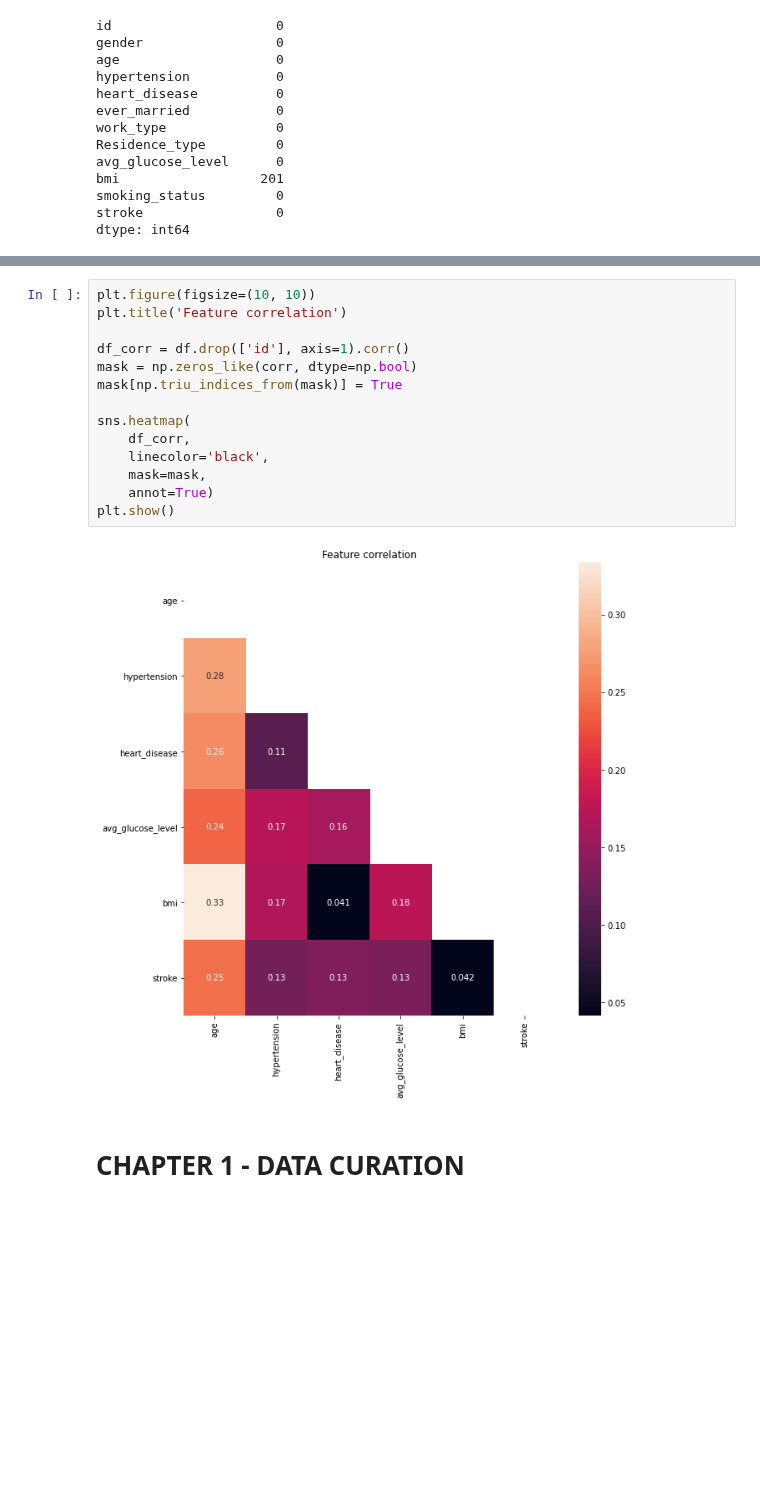
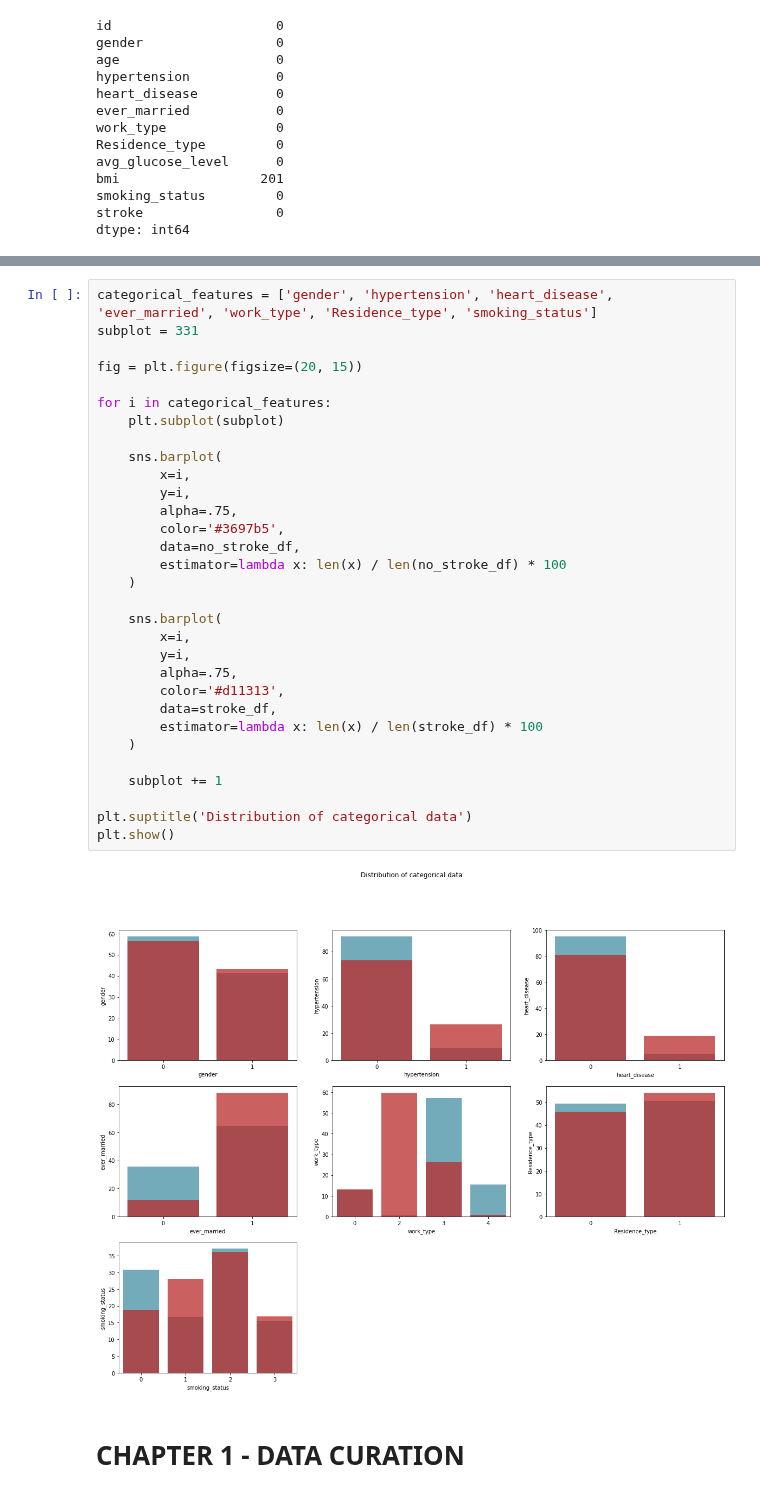
Before and after one commit to iberius96/Classification-task-for-heart-condition, a Jupyter notebook: main.ipynb, the cells around one changed output, grey strips where cells are left out. Cells and saved outputs as stored; diff of their text form; blank space fills up the shorter version.

```diff
--- a/main.ipynb
+++ b/main.ipynb
@@ -113,19 +148,36 @@ plt.figure(figsize=(20, 10))
-# %%
-plt.figure(figsize=(10, 10))
-plt.title('Feature correlation')
-
-df_corr = df.drop(['id'], axis=1).corr()
-mask = np.zeros_like(corr, dtype=np.bool)
-mask[np.triu_indices_from(mask)] = True
-
-sns.heatmap(
-    df_corr,
-    linecolor='black',
-    mask=mask,
-    annot=True)
-plt.show()
-# %% [output]
-[figure, removed]
+# %%
+categorical_features = ['gender', 'hypertension', 'heart_disease', 'ever_married', 'work_type', 'Residence_type', 'smoking_status']
+subplot = 331
+
+fig = plt.figure(figsize=(20, 15))
+
+for i in categorical_features:
+    plt.subplot(subplot)
+
+    sns.barplot(
+        x=i,
+        y=i,
+        alpha=.75,
+        color='#3697b5',
+        data=no_stroke_df,
+        estimator=lambda x: len(x) / len(no_stroke_df) * 100
+    )
+
+    sns.barplot(
+        x=i,
+        y=i,
+        alpha=.75,
+        color='#d11313',
+        data=stroke_df,
+        estimator=lambda x: len(x) / len(stroke_df) * 100
+    )
+
+    subplot += 1
+
+plt.suptitle('Distribution of categorical data')
+plt.show()
+# %% [output]
+[figure, added]
 # %% [markdown]
 # CHAPTER 1 - DATA CURATION <a class="anchor" id="1"></a>
 # %%
```
Also changed, not shown: parts of 6 cells of this notebook.
